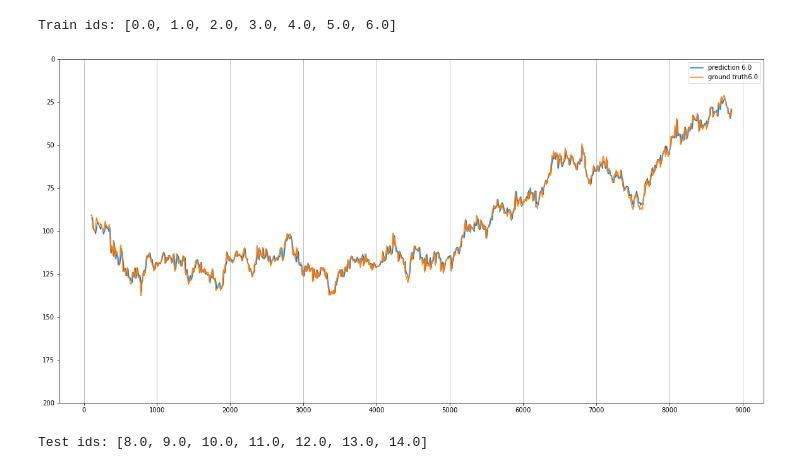
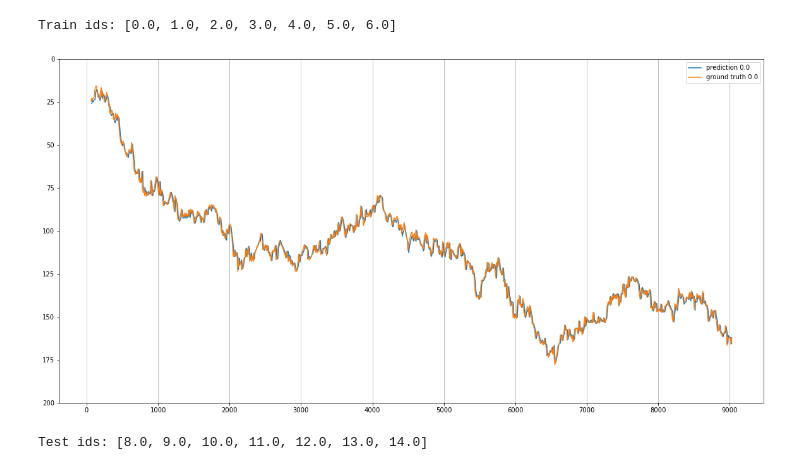
Before and after one commit to calvincbzhang/skyrmions-trajectory-prediction, a Jupyter notebook: linear_poly_regression.ipynb, the cells around one changed output. Saved outputs shown, nothing was run; the diff lists cells and outputs as text; code cells hidden in the pictures.

```diff
--- a/linear_poly_regression.ipynb
+++ b/linear_poly_regression.ipynb
@@ -577,9 +577,9 @@ print(f'Train ids: {train_ids}')
 # %% [output]
 Train ids: [0.0, 1.0, 2.0, 3.0, 4.0, 5.0, 6.0]
 # %%
-plot_prediction(data, pred_train_df, ids=[train_ids[-1]])
+plot_prediction(data, pred_train_df, ids=[train_ids[0]])
 # %% [output]
-[figure, old version]
+[figure, new version]
 # %%
 print(f'Test ids: {test_ids}')
 # %% [output]
```
Also changed, not shown: parts of 6 cells of this notebook, 21 other files.
